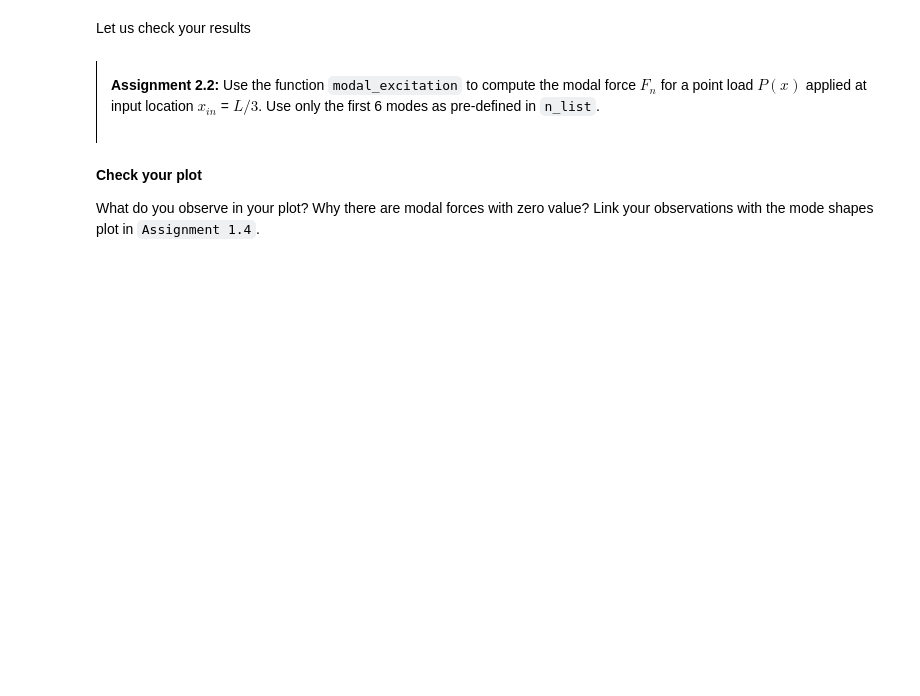
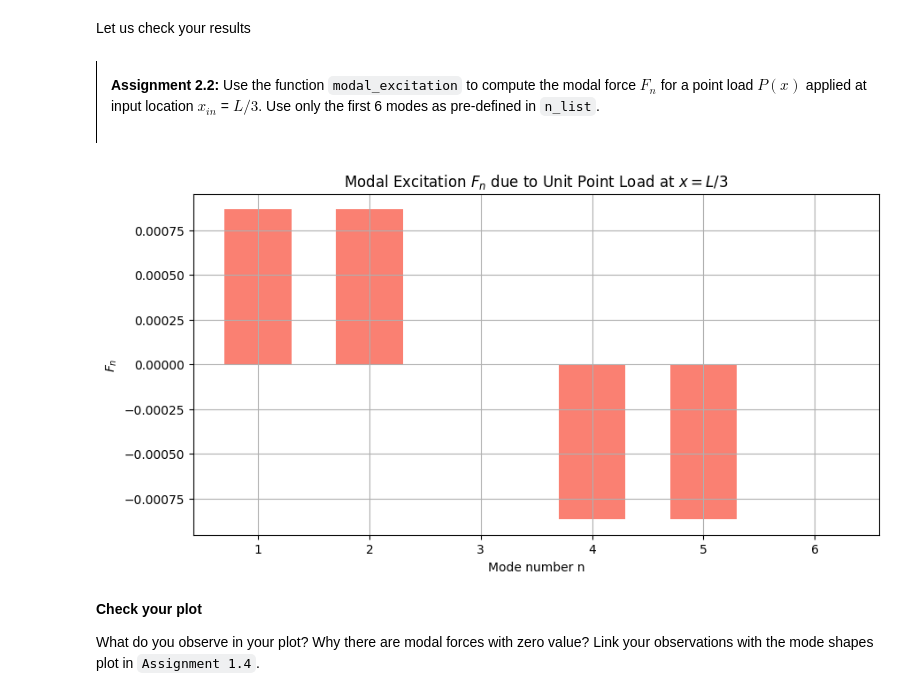
Before and after one commit to laurie-th/MV2627_Exercises, a Jupyter notebook: Session5_Continuous_systems/session5.ipynb, the cells around one changed output. Cells and saved outputs as stored; diff of their text form; code cells hidden in the pictures; blank space fills up the shorter version.

```diff
--- a/Session5_Continuous_systems/session5.ipynb
+++ b/Session5_Continuous_systems/session5.ipynb
@@ -166,7 +189,10 @@ def modal_shape(L,x,n):
         raise ValueError(f'x contains a value {max(x)} that exceeds L: {L}')
 
     # YOUR CODE HERE
-    raise NotImplementedError()
+    #raise NotImplementedError()
+
+    y = np.sin(n * np.pi * np.array(x) / L)
+
     return y
 # %% [markdown]
 And let us check your results:
@@ -413,18 +458,30 @@ assert np.min(point_load(L, x, x_in)) == 0, "The point load should be 0 outside
 # %%
 n_list = np.arange(1, 7)  # first 6 modes
 x = np.linspace(0, L, 1000)  # positions along the beam
 p = None  # define your point load
 psi_list = None  # list of mode shapes
 F_n_list = None # list of modal forces
 # YOUR CODE HERE
-raise NotImplementedError()
+#raise NotImplementedError()
+
+n_list = np.arange(1, 7)  # first 6 modes
+x = np.linspace(0, L, 1000)
+
+p = point_load(L, x, L/3)
+
+psi_list = [modal_shape(L, x, n) for n in n_list]
+
+F_n_list = [modal_excitation(p, psi_n, x) for psi_n in psi_list]
+
 fig, ax = plt.subplots(figsize=(10, 5))
 ax.bar(n_list, F_n_list, color='salmon', width=0.6)
 ax.set_xticks(n_list)
 ax.set_xlabel('Mode number n')
 ax.set_ylabel('$F_n$')
 ax.set_title('Modal Excitation $F_n$ due to Unit Point Load at $x = L/3$')
 ax.grid(True)
+# %% [output]
+[figure, added]
 # %% [markdown]
 **Check your plot**
 
```
Also changed, not shown: parts of 24 cells of this notebook.
